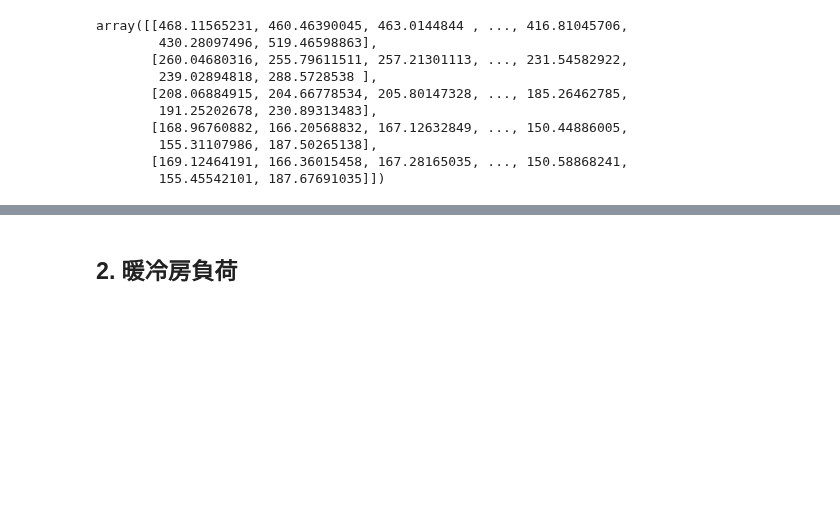
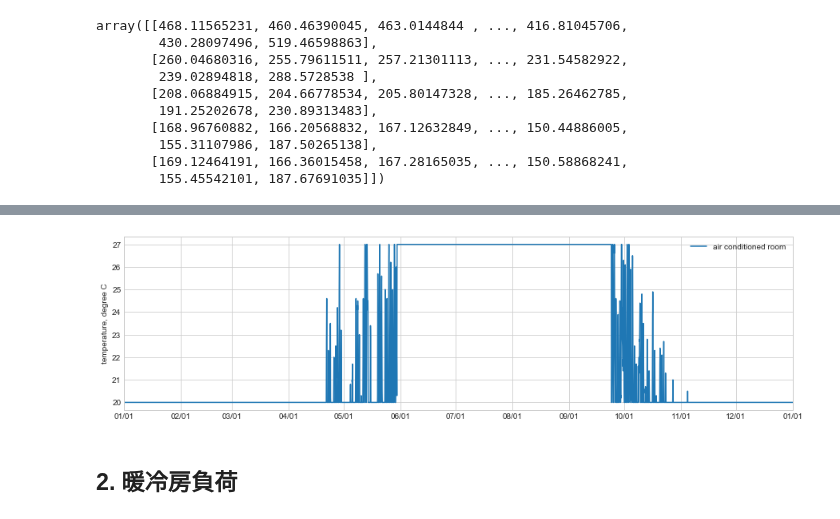
Before and after one commit to HisashiMiura/duct_type_central_hc_system, a Jupyter notebook: exp_load.ipynb, the cells around one changed output, grey strips where cells are left out. Saved outputs shown, nothing was run; the diff lists cells and outputs as text; code cells hidden in the pictures; blank space fills up the shorter version.

```diff
--- a/exp_load.ipynb
+++ b/exp_load.ipynb
@@ -193,3 +218,11 @@ array([[468.11565231, 460.46390045, 463.0144844 , ..., 416.81045706,
+# %%
+theta_ac = cs.get_air_conditioned_room_temperature(heating_period, cooling_period, theta_ex, theta_set_h, theta_set_c)
+# %%
+ac.draw_graph(y_title='temperature, degree C',
+              ys=[(theta_ac, 'air conditioned room')],
+              op='raw')
+# %% [output]
+[figure, added]
 # %% [markdown]
 ## 2. 暖冷房負荷
 # %% [markdown]
```
Also changed, not shown: parts of 3 cells of this notebook, 1 other file.
